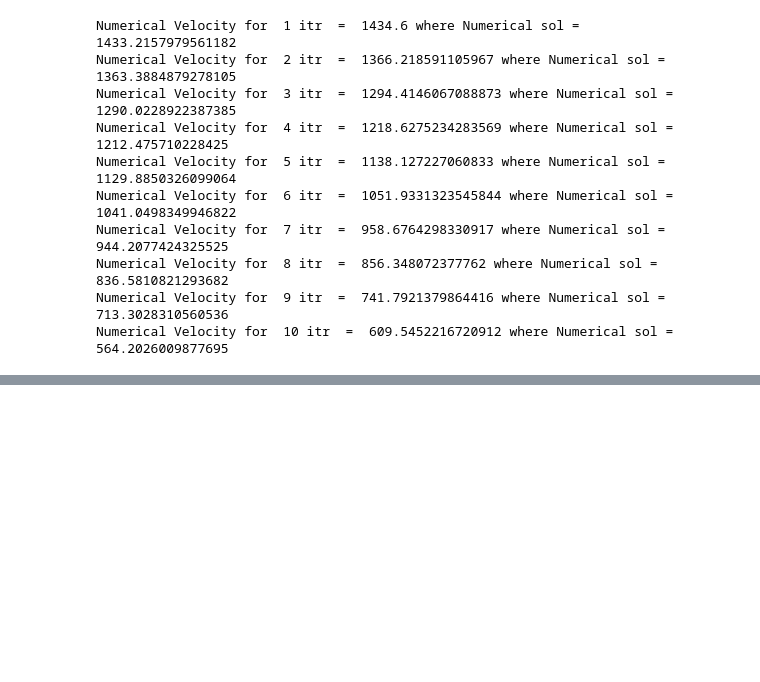
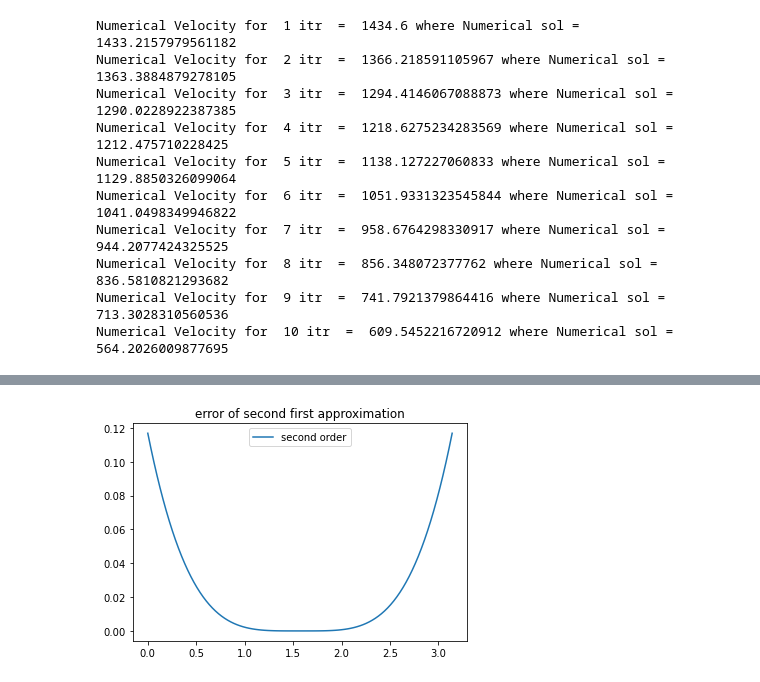
Before and after one commit to 1brahimmohamed/2nd-year-assignments, a Jupyter notebook: Numerical Methods Assignment 1/Task 1.ipynb, the cells around one changed output, grey strips where cells are left out. Drawn from its saved outputs; the diff is of its cells as text; code cells hidden in the pictures; blank space fills up the shorter version.

```diff
--- a/Numerical Methods Assignment 1/Task 1.ipynb
+++ b/Numerical Methods Assignment 1/Task 1.ipynb
@@ -148,0 +226,10 @@ Numerical Velocity for  10 itr  =  609.5452216720912 where Numerical sol =  564.
+# %%
+# calculating the error
+e2=abs(F(x)-f2)
+# plotting the error
+plt.plot(x,e2 , label= 'second order')
+plt.legend()
+plt.title("error of second first approximation")
+plt.show();
+# %% [output]
+[figure, added]
```
Also changed, not shown: parts of 31 cells of this notebook, 2 other files.
